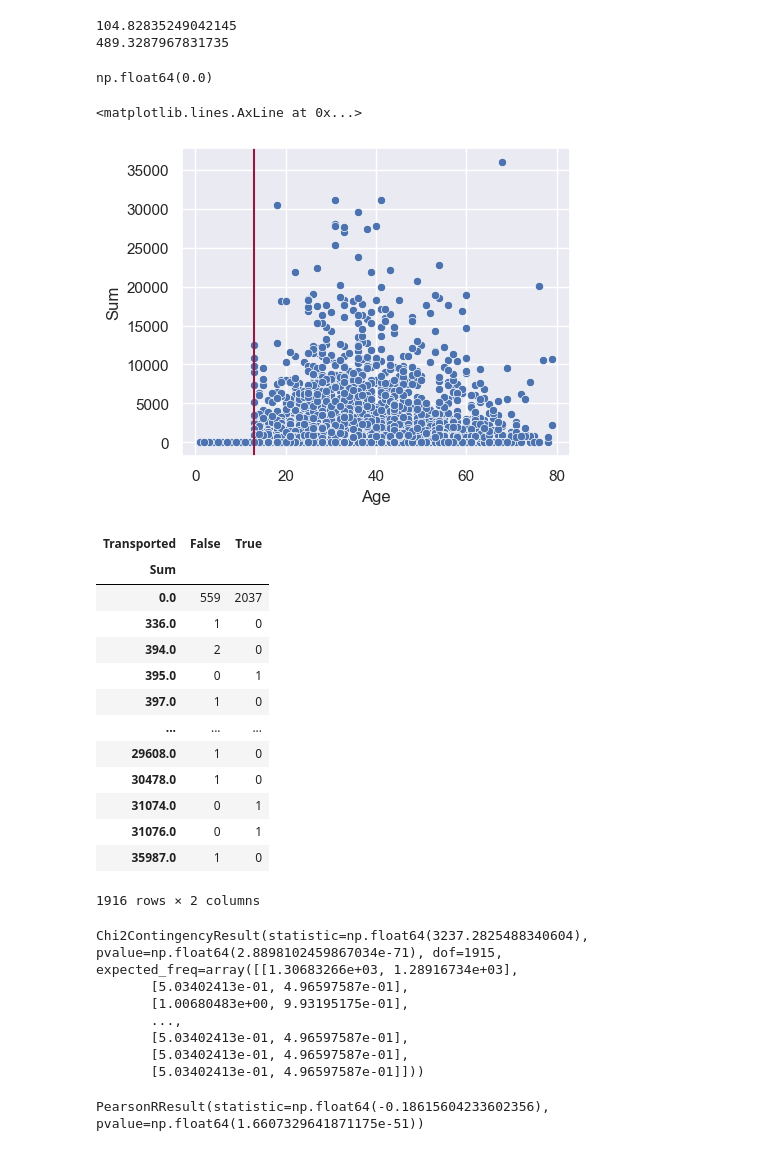
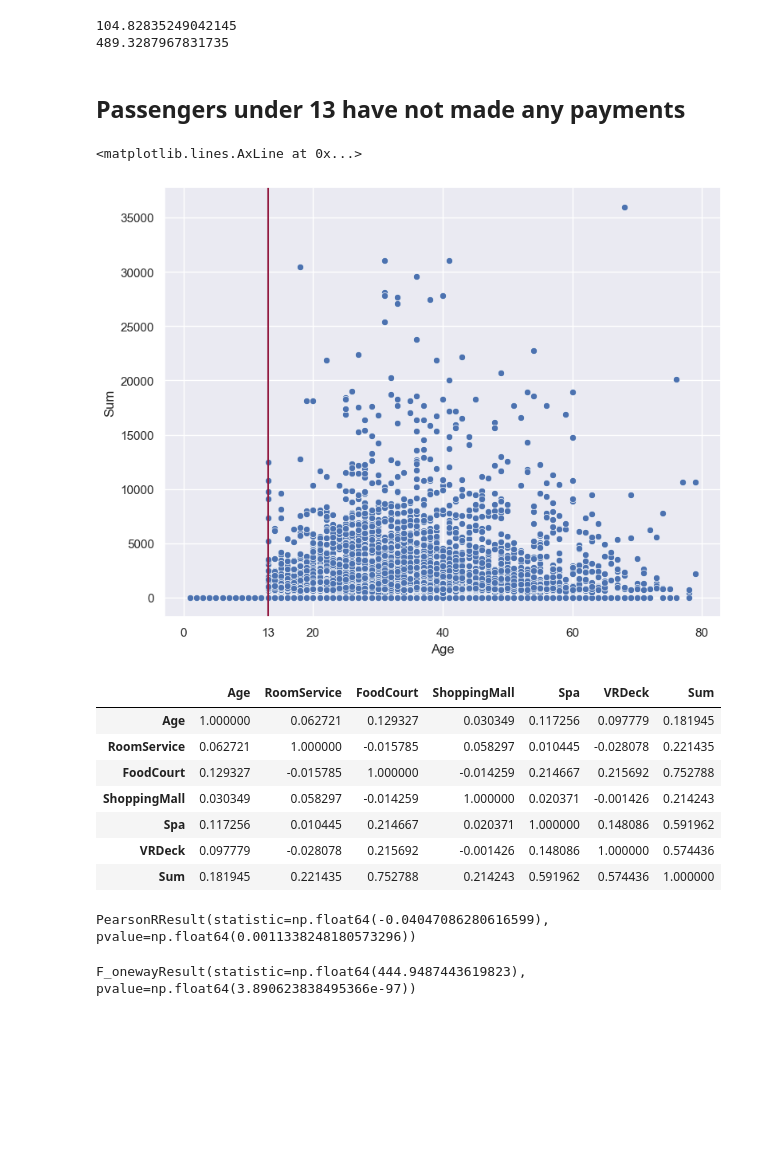
Before and after one commit to bzabk/Recruitment-Task-for-Data-Science-community-2023, a Jupyter notebook: first.ipynb, the cells around one changed output. Saved outputs shown, nothing was run; the diff lists cells and outputs as text; code cells hidden in the pictures; blank space fills up the shorter version.

```diff
--- a/first.ipynb
+++ b/first.ipynb
@@ -315,53 +331,37 @@ print(data_raw['FoodCourt'].mean())
 # %% [output]
 104.82835249042145
 489.3287967831735
-# %%
-data_raw.query('Age<=12')["Sum"].sum()
-# %% [output]
-np.float64(0.0)
+# %% [markdown]
+## Passengers under 13 have not made any payments
 # %%
-fig,ax = plt.subplots(figsize=(5,4))
+fig,ax = plt.subplots(figsize=(9,7))
 sns.scatterplot(data_raw,y="Sum",x="Age",ax=ax)
-
+xticks = [0,13,20,40,60,80]
+ax.set_xticks(xticks)
 ax.axline((13,0),(13,35000),color="#921A40")
 # %% [output]
 <matplotlib.lines.AxLine at 0x...>
-[figure, old version]
+[figure, new version]
-# %%
-#Corr between agegroup and trasnported
-
-tab = pd.crosstab(index=data_raw["Sum"],columns=data_raw["Transported"])
-tab
-# %% [output]
-| Transported | False | True |
-| Sum |  |  |
-| 0.0 | 559 | 2037 |
-| 336.0 | 1 | 0 |
-| 394.0 | 2 | 0 |
-| 395.0 | 0 | 1 |
-| 397.0 | 1 | 0 |
-| ... | ... | ... |
-| 29608.0 | 1 | 0 |
-| 30478.0 | 1 | 0 |
-| 31074.0 | 0 | 1 |
-| 31076.0 | 0 | 1 |
-| 35987.0 | 1 | 0 |
-1916 rows × 2 columns
+# %%
+data_raw.select_dtypes(include='number').corr()
+# %% [output]
+|  | Age | RoomService | FoodCourt | ShoppingMall | Spa | VRDeck | Sum |
+| Age | 1.000000 | 0.062721 | 0.129327 | 0.030349 | 0.117256 | 0.097779 | 0.181945 |
+| RoomService | 0.062721 | 1.000000 | -0.015785 | 0.058297 | 0.010445 | -0.028078 | 0.221435 |
+| FoodCourt | 0.129327 | -0.015785 | 1.000000 | -0.014259 | 0.214667 | 0.215692 | 0.752788 |
+| ShoppingMall | 0.030349 | 0.058297 | -0.014259 | 1.000000 | 0.020371 | -0.001426 | 0.214243 |
+| Spa | 0.117256 | 0.010445 | 0.214667 | 0.020371 | 1.000000 | 0.148086 | 0.591962 |
+| VRDeck | 0.097779 | -0.028078 | 0.215692 | -0.001426 | 0.148086 | 1.000000 | 0.574436 |
+| Sum | 0.181945 | 0.221435 | 0.752788 | 0.214243 | 0.591962 | 0.574436 | 1.000000 |
 # %%
-from scipy.stats import chi2_contingency
+from scipy.stats import pearsonr
 
-chi2_contingency(tab)
+pearsonr(data_raw["Transported"],data_raw["VIP"])
 # %% [output]
-Chi2ContingencyResult(statistic=np.float64(3237.2825488340604), pvalue=np.float64(2.8898102459867034e-71), dof=1915, expected_freq=array([[1.30683266e+03, 1.28916734e+03],
-       [5.03402413e-01, 4.96597587e-01],
-       [1.00680483e+00, 9.93195175e-01],
-       ...,
-       [5.03402413e-01, 4.96597587e-01],
-       [5.03402413e-01, 4.96597587e-01],
-       [5.03402413e-01, 4.96597587e-01]]))
+PearsonRResult(statistic=np.float64(-0.04047086280616599), pvalue=np.float64(0.0011338248180573296))
-# %%
-from scipy.stats import pearsonr
-
-pearsonr(data_raw["Transported"],data_raw["Sum"])
-# %% [output]
-PearsonRResult(statistic=np.float64(-0.18615604233602356), pvalue=np.float64(1.6607329641871175e-51))
+# %%
+import scipy.stats as stats
+
+stats.f_oneway(data_raw["ShoppingMall"],data_raw["Age"])
+# %% [output]
+F_onewayResult(statistic=np.float64(444.9487443619823), pvalue=np.float64(3.890623838495366e-97))
```
Also changed, not shown: parts of 39 cells of this notebook.
